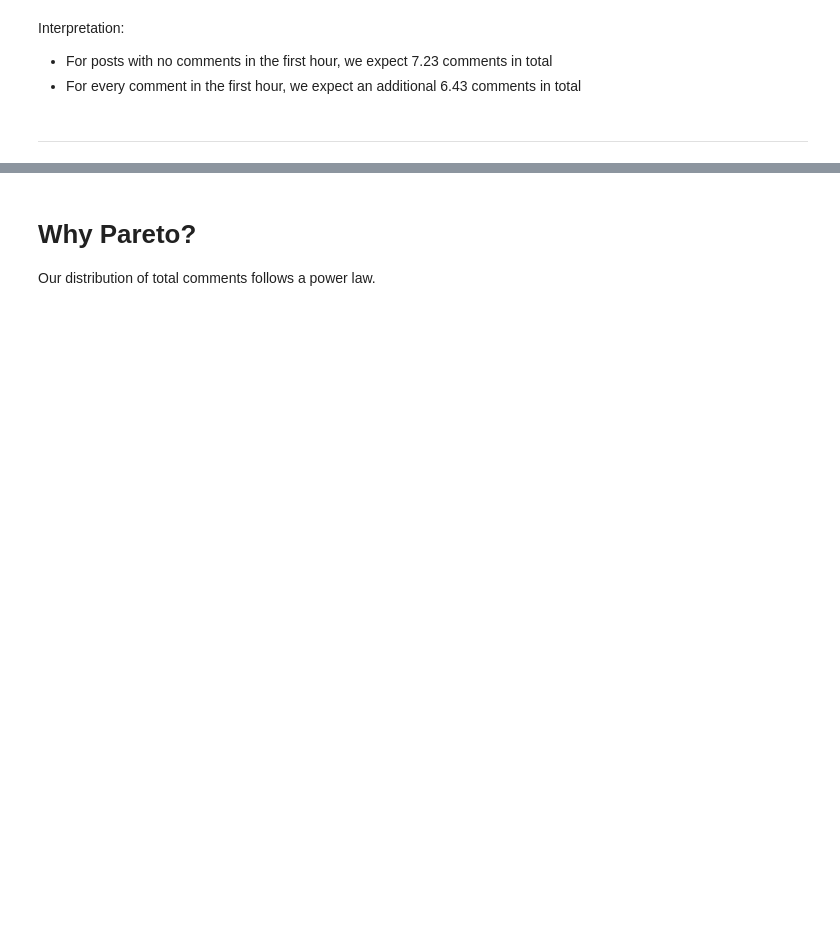
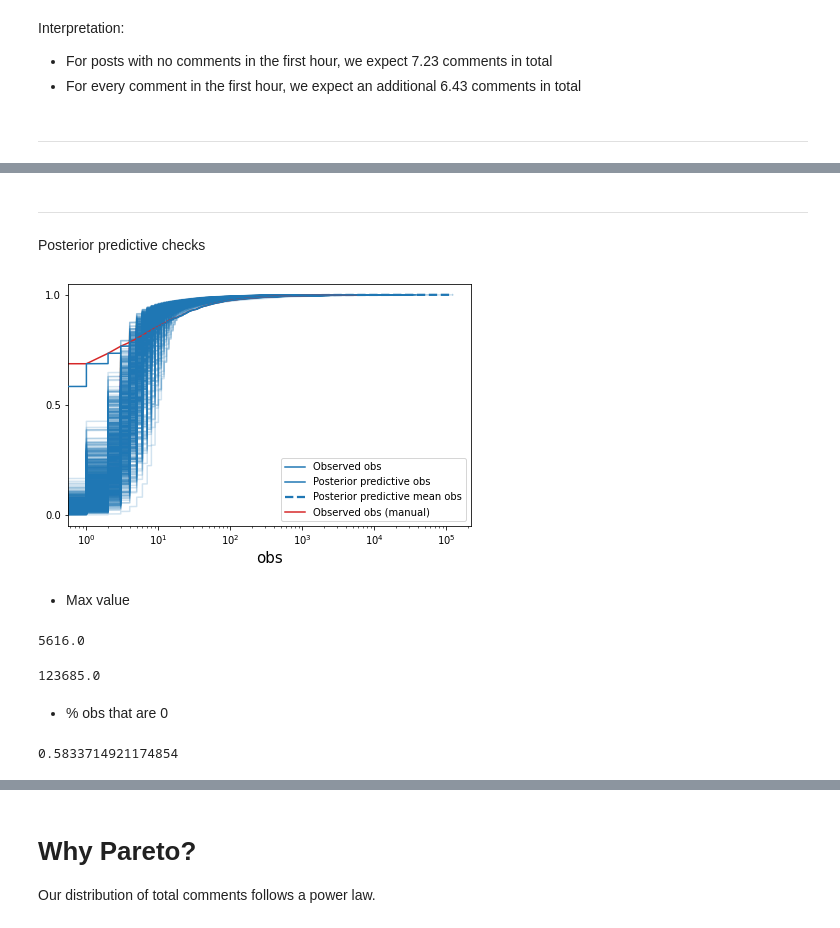
Before and after one commit to ageil/Probabilistic-Programming, a Jupyter notebook: model/TypeLevelModel.ipynb, the cells around one changed output, grey strips where cells are left out. Drawn from its saved outputs; the diff is of its cells as text; code cells hidden in the pictures; blank space fills up the shorter version.

```diff
--- a/model/TypeLevelModel.ipynb
+++ b/model/TypeLevelModel.ipynb
@@ -607,0 +511,42 @@ az.plot_trace(svi_az)
+# %% [markdown]
+---
+# %% [markdown]
+Posterior predictive checks
+# %%
+y_train = np.array(y_train)
+uniq = np.unique(y_train).astype(int)
+cum_density = []
+
+for i in uniq:
+    density = (y_train <= i).mean()
+    cum_density.append((i, density))
+
+cum_density = np.array(cum_density)
+# %%
+az.plot_ppc(svi_az, kind='cumulative')
+plt.xscale('log')
+plt.plot(cum_density[:,0], cum_density[:,1], c='tab:red', label='Observed obs (manual)')
+#plt.yscale('log')
+#plt.xlim(0, 400)
+#plt.ylim(0, 0.05)
+plt.set_cmap('jet')
+plt.legend()
+plt.show()
+# %% [output]
+[figure, added]
+# %% [markdown]
+- Max value
+# %%
+np.max(y_train)
+# %% [output]
+5616.0
+# %%
+np.max(svi_samples['obs'])
+# %% [output]
+123685.0
+# %% [markdown]
+- % obs that are 0
+# %%
+(y_train == 0).mean()
+# %% [output]
+0.5833714921174854
```
Also changed, not shown: parts of 26 cells of this notebook.
